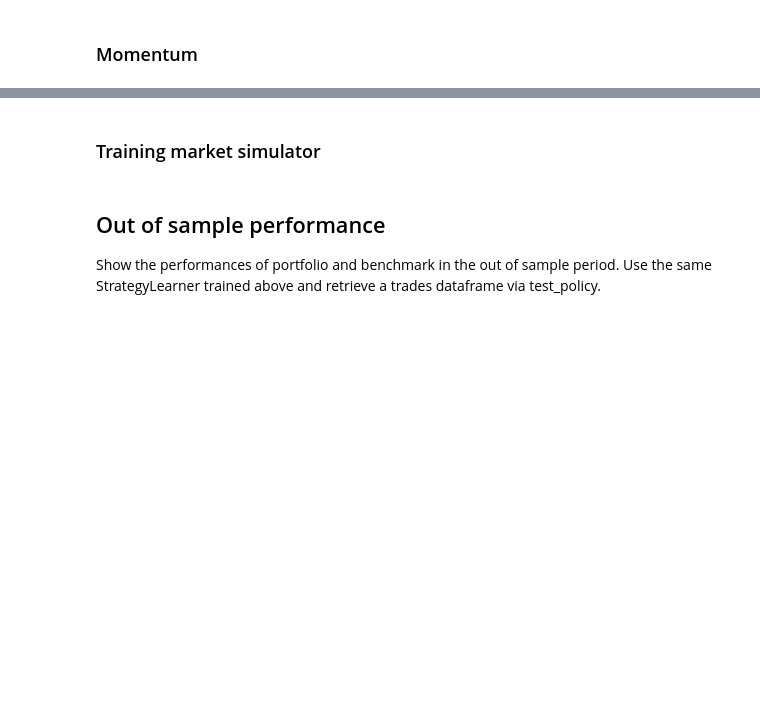
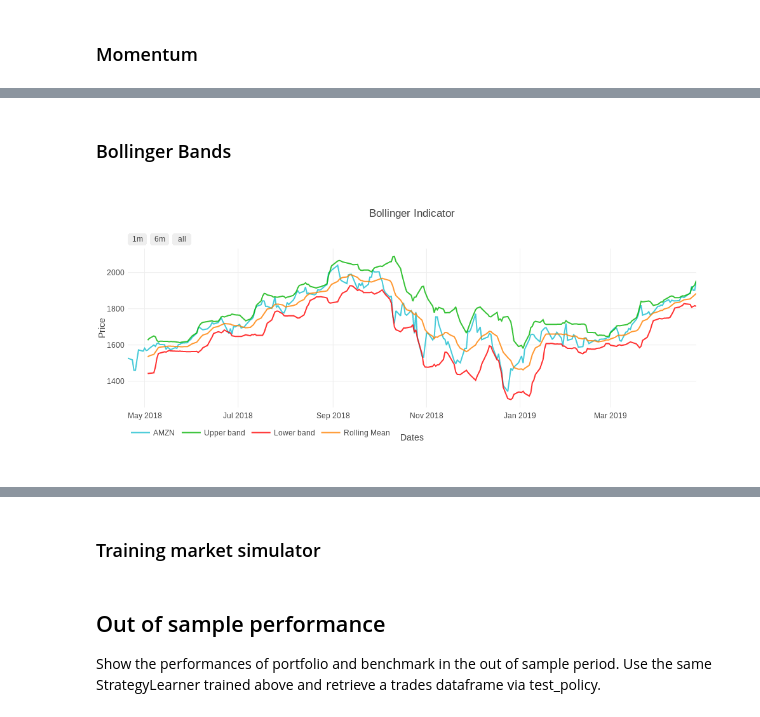
Before and after one commit to kairosart/factors, a Jupyter notebook: strategy_learner_getting_online_data.ipynb, the cells around one changed output, grey strips where cells are left out. Drawn from its saved outputs; the diff is of its cells as text; code cells hidden in the pictures; blank space fills up the shorter version.

```diff
--- a/strategy_learner_getting_online_data.ipynb
+++ b/strategy_learner_getting_online_data.ipynb
@@ -211,0 +157,22 @@ ValueError:
+# %% [markdown]
+### Bollinger Bands
+# %%
+# Compute rolling mean
+rm = get_rolling_mean(portf_value['Adj Close'], window=10)
+
+# Compute rolling standard deviation
+rstd = get_rolling_std(portf_value['Adj Close'], window=10)
+
+# Compute upper and lower bands
+upper_band, lower_band = get_bollinger_bands(rm, rstd)
+
+# Create Dataframe for plotting
+bollinger_df = portf_value.copy()
+bollinger_df['upper_band'] = upper_band
+bollinger_df['lower_band'] = lower_band
+bollinger_df['middle_band'] = rm
+
+plot_boll = plot_bollinger(bollinger_df, symbol, output_type='nb')
+iplot(plot_boll)
+# %% [output]
+[figure, added]
```
Also changed, not shown: parts of 18 cells of this notebook, 2 other files.
